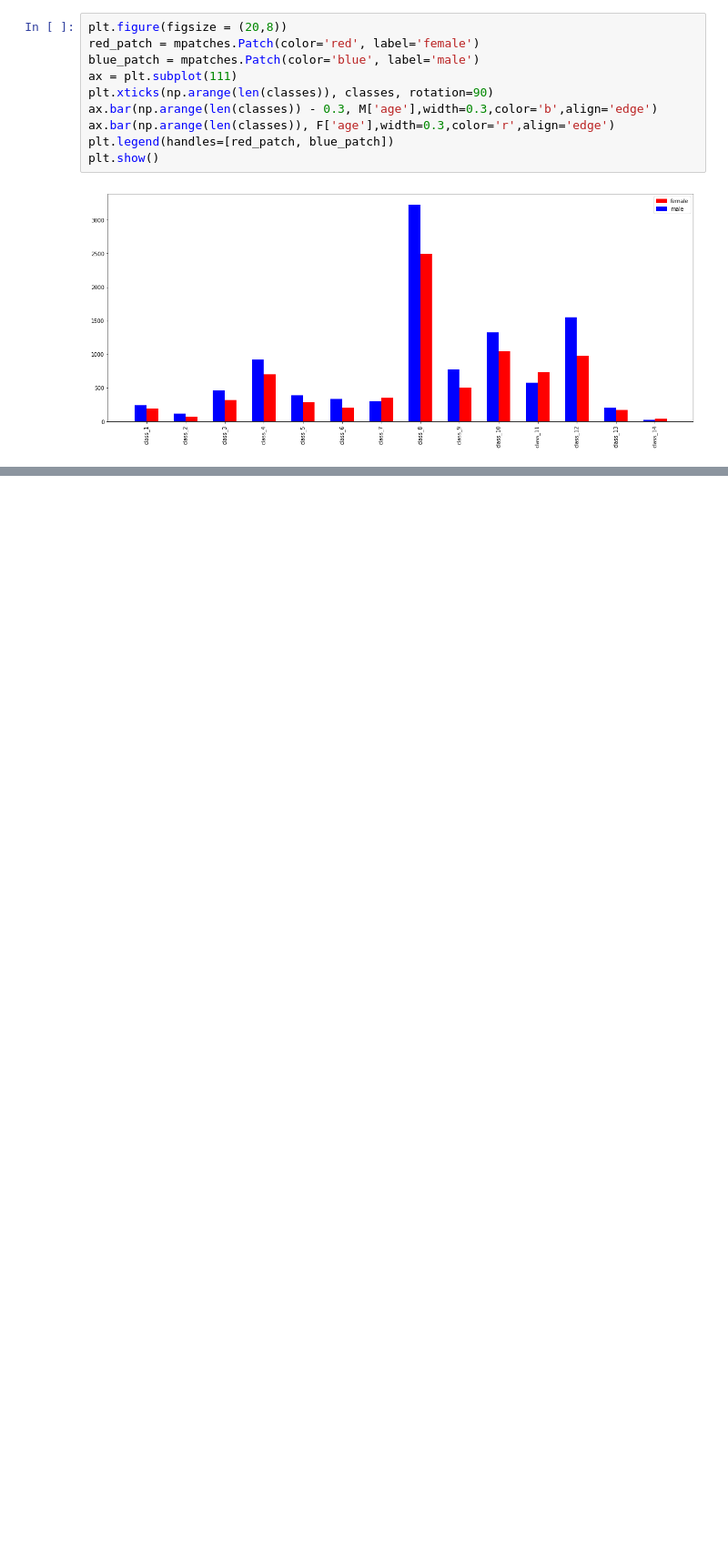
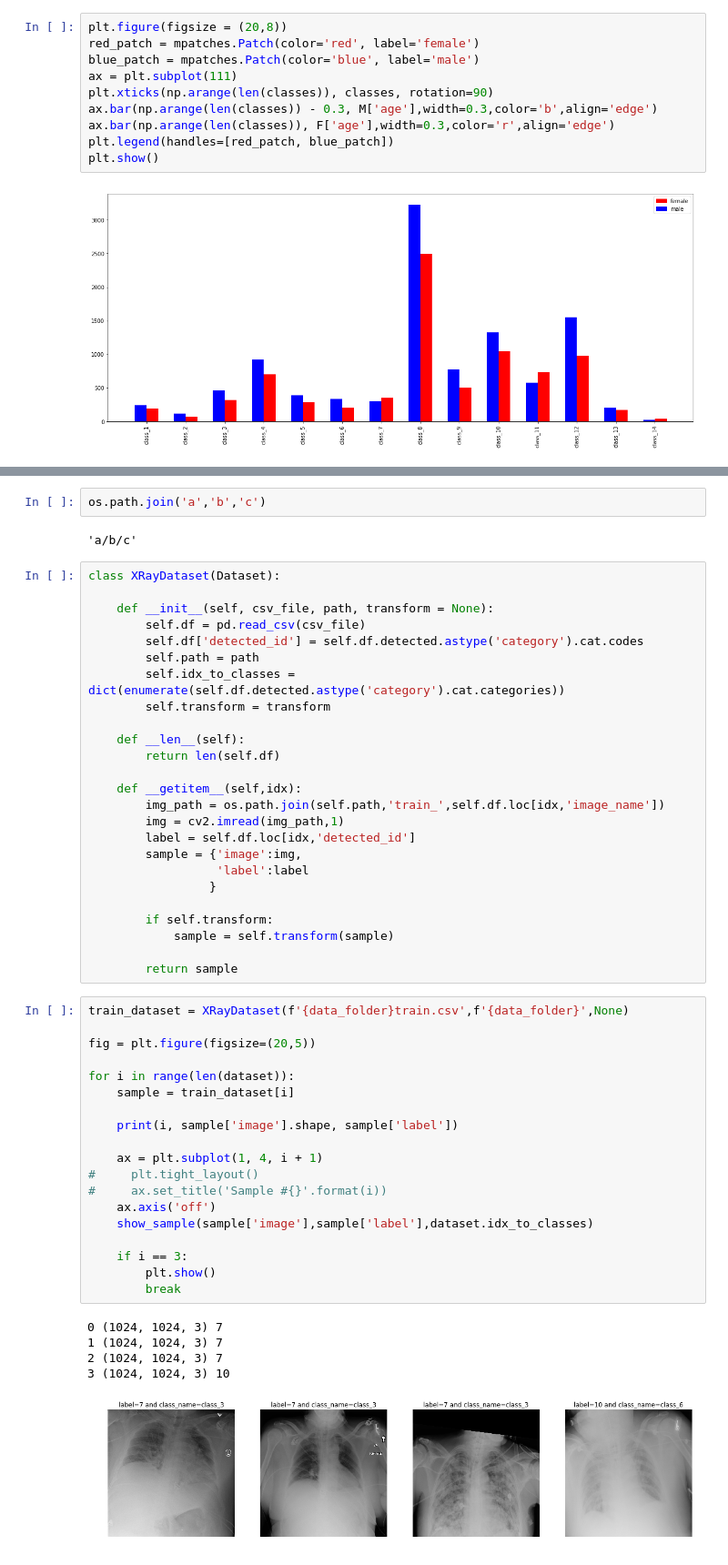
Before and after one commit to divyanshj16/chestnet_hackerearth, a Jupyter notebook: data_exploration.ipynb, the cells around one changed output, grey strips where cells are left out. Shown at 91% size. Drawn from its saved outputs; the diff is of its cells as text; blank space fills up the shorter version.

Commit message:
add basic data loading and transformations

```diff
--- a/data_exploration.ipynb
+++ b/data_exploration.ipynb
@@ -89,0 +151,54 @@ plt.show()
+# %%
+os.path.join('a','b','c')
+# %% [output]
+'a/b/c'
+# %%
+class XRayDataset(Dataset):
+
+    def __init__(self, csv_file, path, transform = None):
+        self.df = pd.read_csv(csv_file)
+        self.df['detected_id'] = self.df.detected.astype('category').cat.codes
+        self.path = path
+        self.idx_to_classes = dict(enumerate(self.df.detected.astype('category').cat.categories))
+        self.transform = transform
+
+    def __len__(self):
+        return len(self.df)
+
+    def __getitem__(self,idx):
+        img_path = os.path.join(self.path,'train_',self.df.loc[idx,'image_name'])
+        img = cv2.imread(img_path,1)
+        label = self.df.loc[idx,'detected_id']
+        sample = {'image':img,
+                  'label':label
+                 }
+
+        if self.transform:
+            sample = self.transform(sample)
+
+        return sample
+# %%
+train_dataset = XRayDataset(f'{data_folder}train.csv',f'{data_folder}',None)
+
+fig = plt.figure(figsize=(20,5))
+
+for i in range(len(dataset)):
+    sample = train_dataset[i]
+
+    print(i, sample['image'].shape, sample['label'])
+
+    ax = plt.subplot(1, 4, i + 1)
+#     plt.tight_layout()
+#     ax.set_title('Sample #{}'.format(i))
+    ax.axis('off')
+    show_sample(sample['image'],sample['label'],dataset.idx_to_classes)
+
+    if i == 3:
+        plt.show()
+        break
+# %% [output]
+0 (1024, 1024, 3) 7
+1 (1024, 1024, 3) 7
+2 (1024, 1024, 3) 7
+3 (1024, 1024, 3) 10
+[figure, added]
```
Also changed, not shown: parts of 9 cells of this notebook.
